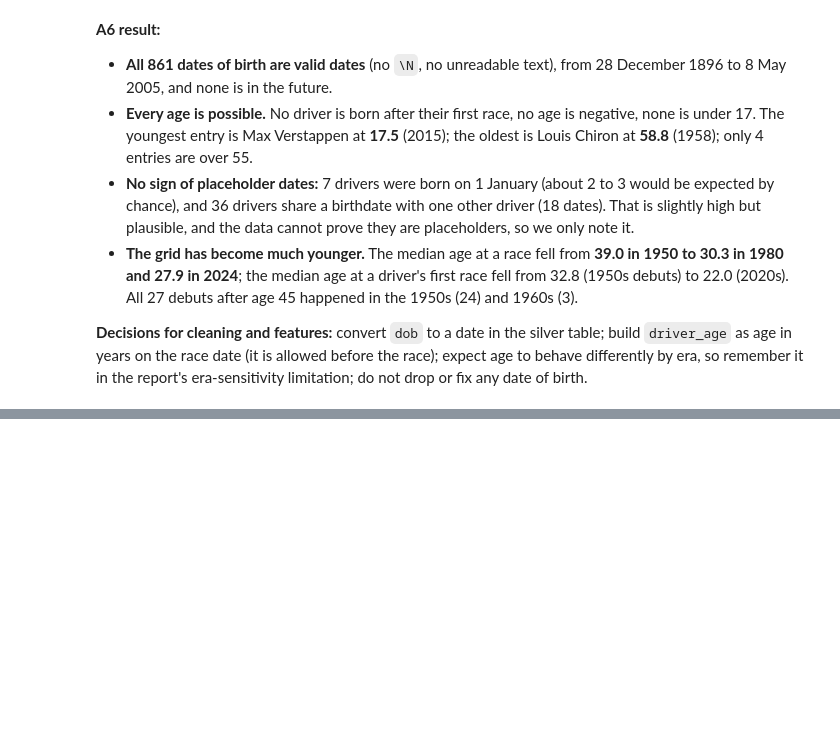
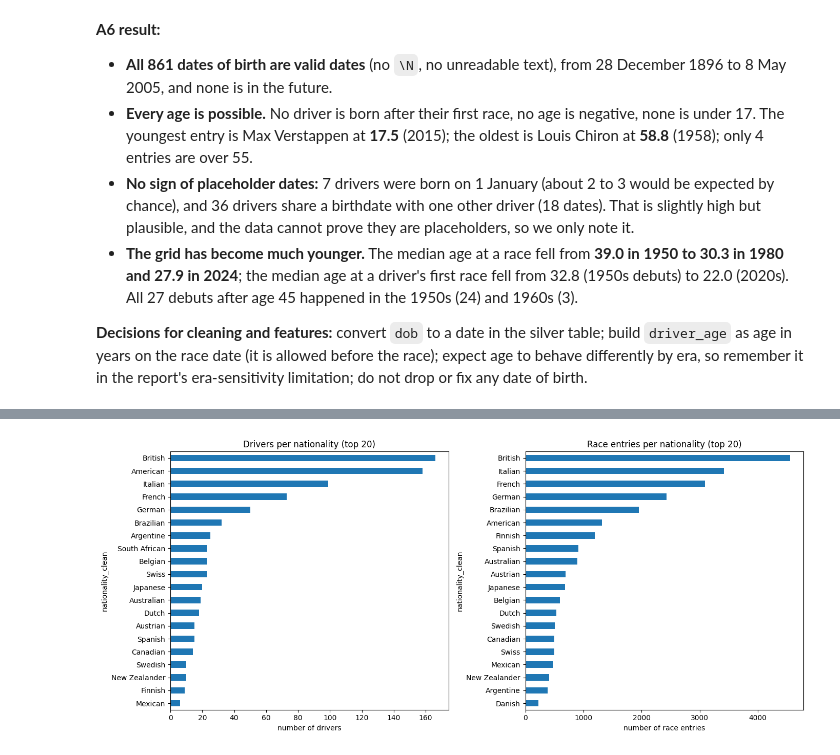
Before and after one commit to sal-tarek/ACL_F1_Predictions, a Jupyter notebook: sasa-dany-ms1-pre-cleaning.ipynb, the cells around one changed output, grey strips where cells are left out. Drawn from its saved outputs; the diff is of its cells as text; code cells hidden in the pictures; blank space fills up the shorter version.

Commit message:
A7: nationalities and first country map - 25 mapped, Indy 500 inflates US home races

```diff
--- a/sasa-dany-ms1-pre-cleaning.ipynb
+++ b/sasa-dany-ms1-pre-cleaning.ipynb
@@ -793,0 +799,95 @@ Median driver age per season: 1950 = 39.0 | 1980 = 30.3 | 2024 = 27.9
+# %%
+# ==========================================================================================
+# A7 · drivers + circuits: driver nationalities, and a first written map to circuit countries (for Q2)
+# ==========================================================================================
+
+# Why: question 2 asks whether drivers podium more often at HOME. A4 showed that circuit countries ("UK")
+# and driver nationalities ("British") are written differently, so we need a map from one to the other.
+# Here we list every nationality, spot inconsistencies, and write the first version of that map.
+dr = as_num(raw["drivers"])           # exploring copy of drivers (raw stays untouched)
+ci = as_num(raw["circuits"])          # exploring copy of circuits
+
+# ---------- 1. Every nationality value, and the inconsistencies ----------
+print("Different nationality values:", dr.nationality.nunique())
+print("Values with stray spaces:", list(dr.nationality[dr.nationality != dr.nationality.str.strip()].unique()))
+# Fix on a COPY: remove stray spaces, and merge "Argentinian" into "Argentine" (the same nationality, written two ways)
+dr["nationality_clean"] = dr.nationality.str.strip().replace({"Argentinian": "Argentine"})
+print("After trimming and merging 'Argentinian' into 'Argentine':", dr.nationality_clean.nunique())
+
+# ---------- 2. How many drivers, and how many race entries, does each nationality have? ----------
+entries = (results[["raceId", "driverId"]].astype(int)                        # one row per driver per race
+           .merge(dr[["driverId", "nationality_clean"]], on="driverId"))      # add the driver's nationality
+per_nat = pd.DataFrame({"drivers": dr.nationality_clean.value_counts(),                # number of different drivers
+                        "race_entries": entries.nationality_clean.value_counts()       # number of race starts and entries
+                        }).fillna(0).astype(int).sort_values("race_entries", ascending=False)
+display(per_nat.head(10))
+print("Nationalities with a single driver:", int((per_nat.drivers == 1).sum()))
+
+# ---------- 3. Mixed and historical nationalities ----------
+MIXED = ["American-Italian", "Argentine-Italian", "East German", "Rhodesian"]    # two countries, or a country that no longer exists
+display(dr[dr.nationality_clean.isin(MIXED)][["forename", "surname", "nationality_clean"]])
+
+# ---------- 4. The first version of the nationality -> country map ----------
+# Circuit countries as written in circuits (with the two USA spellings merged, as decided in A4)
+circuit_countries = set(ci.country.replace({"United States": "USA"}))
+NAT_TO_COUNTRY = {                       # nationality -> the way the SAME country is written in circuits
+    "American": "USA", "Argentine": "Argentina", "Australian": "Australia", "Austrian": "Austria",
+    "Belgian": "Belgium", "Brazilian": "Brazil", "British": "UK", "Canadian": "Canada", "Chinese": "China",
+    "Dutch": "Netherlands", "French": "France", "German": "Germany", "Hungarian": "Hungary", "Indian": "India",
+    "Italian": "Italy", "Japanese": "Japan", "Malaysian": "Malaysia", "Mexican": "Mexico", "Monegasque": "Monaco",
+    "Portuguese": "Portugal", "Russian": "Russia", "South African": "South Africa", "Spanish": "Spain",
+    "Swedish": "Sweden", "Swiss": "Switzerland"}
+NO_CIRCUIT = {                           # nationalities whose country has no F1 circuit in the data: a home race is impossible
+    "Chilean": "Chile", "Colombian": "Colombia", "Czech": "Czech Republic", "Danish": "Denmark", "Finnish": "Finland",
+    "Indonesian": "Indonesia", "Irish": "Ireland", "Liechtensteiner": "Liechtenstein", "New Zealander": "New Zealand",
+    "Polish": "Poland", "Thai": "Thailand", "Uruguayan": "Uruguay", "Venezuelan": "Venezuela"}
+# Three safety checks, so the map cannot silently be wrong:
+assert set(NAT_TO_COUNTRY.values()) <= circuit_countries, "a mapped country is not spelled like a circuit country"
+assert not (set(NO_CIRCUIT.values()) & circuit_countries), "a 'no circuit' country does have a circuit"
+assert set(NAT_TO_COUNTRY) | set(NO_CIRCUIT) | set(MIXED) == set(dr.nationality_clean), "some nationality is not covered"
+
+def map_status(nat):
+    if nat in NAT_TO_COUNTRY: return "mapped"
+    if nat in NO_CIRCUIT: return "no circuit in that country"
+    return "mixed or historical: decide in Q2"
+map_table = per_nat.copy()
+map_table["country"] = map_table.index.map(lambda n: NAT_TO_COUNTRY.get(n, NO_CIRCUIT.get(n, "")))
+map_table["status"] = map_table.index.map(map_status)
+display(map_table)
+print("Nationalities:", len(map_table), "| mapped:", int((map_table.status == "mapped").sum()),
+      "| no circuit in their country:", int((map_table.status == "no circuit in that country").sum()),
+      "| mixed or historical:", int((map_table.status == "mixed or historical: decide in Q2").sum()))
+no_driver = sorted(circuit_countries - set(NAT_TO_COUNTRY.values()))        # circuit countries with no driver nationality
+print("Circuit countries with no driver nationality:", len(no_driver), "of", len(circuit_countries), "->", no_driver)
+
+# ---------- 5. A first look at how many home races exist (before any cleaning) ----------
+entries["driver_country"] = entries.nationality_clean.map(NAT_TO_COUNTRY)                # the driver's country (NaN if unmapped)
+race_country = (races[["raceId", "circuitId"]].merge(ci[["circuitId", "country"]], on="circuitId")
+                .assign(circuit_country=lambda d: d.country.replace({"United States": "USA"}))[["raceId", "circuit_country"]])
+entries = entries.merge(race_country, on="raceId")                                       # add the circuit's country
+entries["is_home"] = entries.driver_country == entries.circuit_country                   # True for a home race
+print("Entries that are a home race:", int(entries.is_home.sum()), "of", len(entries),
+      f"({entries.is_home.mean() * 100:.1f}%) | entries by drivers with a mapped nationality:", int(entries.driver_country.notna().sum()))
+home_by_nat = entries[entries.is_home].groupby("nationality_clean").size().sort_values(ascending=False)
+print("Home entries by nationality (top 6):", home_by_nat.head(6).to_dict())
+print("Nationalities with at least 100 home entries:", int((home_by_nat >= 100).sum()), "| at least 30:", int((home_by_nat >= 30).sum()))
+
+# The Indianapolis 500 (1950-1960) counted as a championship race, but almost only Americans entered it. Does it inflate the US numbers?
+indy_races = set(races.loc[races.name.str.contains("Indianapolis 500"), "raceId"])       # the 11 Indy 500 races
+entries["is_indy500"] = entries.raceId.isin(indy_races)
+print("Indianapolis 500 entries:", int(entries.is_indy500.sum()), "| of which home entries:", int((entries.is_indy500 & entries.is_home).sum()))
+home_no_indy = entries[entries.is_home & ~entries.is_indy500].groupby("nationality_clean").size().sort_values(ascending=False)
+print("Home entries without the Indy 500:", int(home_no_indy.sum()),
+      "| American home entries:", int(home_by_nat["American"]), "->", int(home_no_indy.get("American", 0)))
+
+# ---------- 6. Plots (saved for the report) ----------
+os.makedirs("figures", exist_ok=True)
+fig, ax = plt.subplots(1, 2, figsize=(14, 6))
+per_nat.drivers.sort_values(ascending=False).head(20).sort_values().plot.barh(ax=ax[0], title="Drivers per nationality (top 20)")
+ax[0].set_xlabel("number of drivers")
+per_nat.race_entries.head(20).sort_values().plot.barh(ax=ax[1], title="Race entries per nationality (top 20)")
+ax[1].set_xlabel("number of race entries")
+plt.tight_layout()
+plt.savefig("figures/A7_nationalities.png", dpi=120, bbox_inches="tight")
+plt.show()
+# %% [output]
@@ -793,0 +945 @@ Median driver age per season: 1950 = 39.0 | 1980 = 30.3 | 2024 = 27.9
+[figure, added]
```
Also changed, not shown: parts of 3 cells of this notebook.
